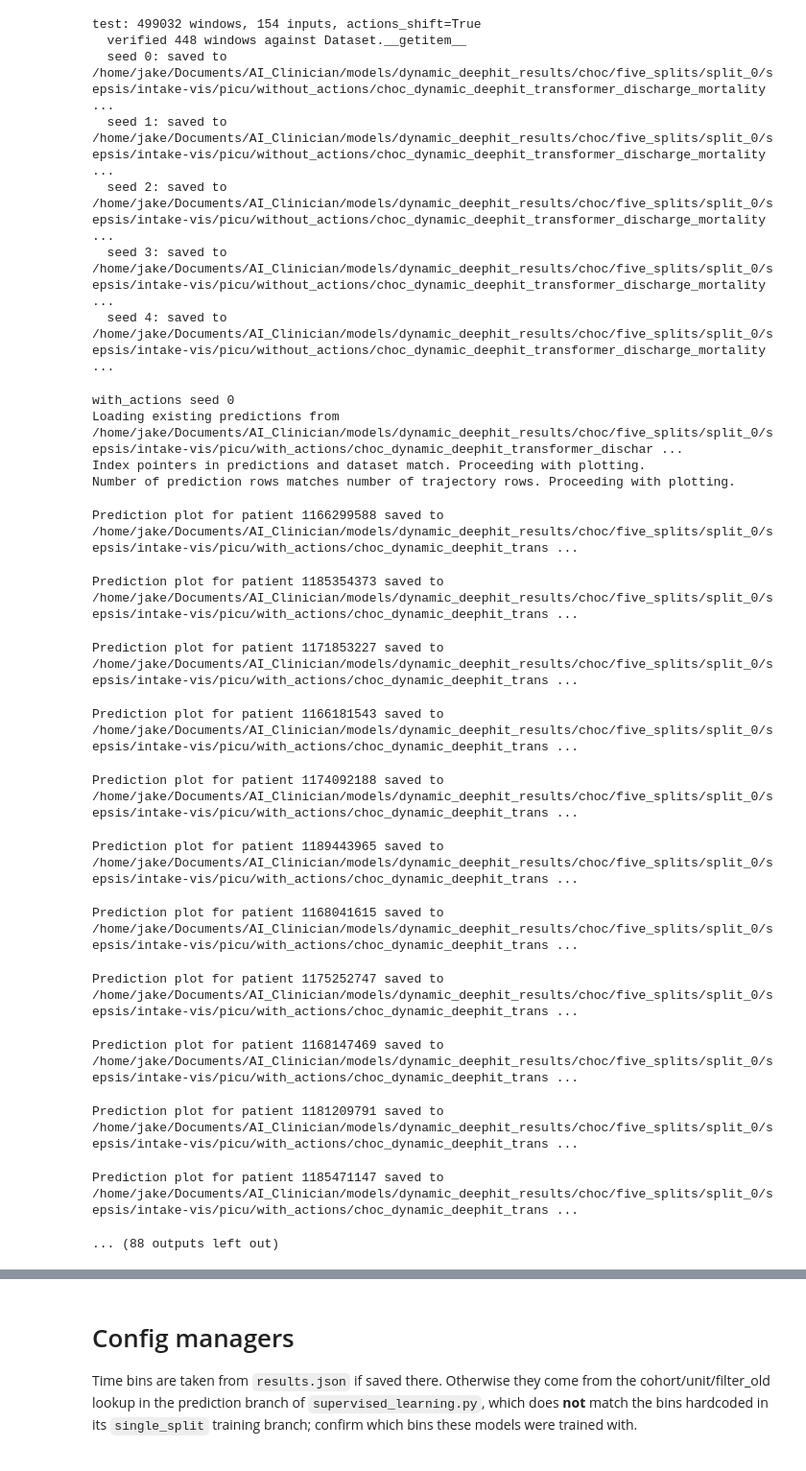
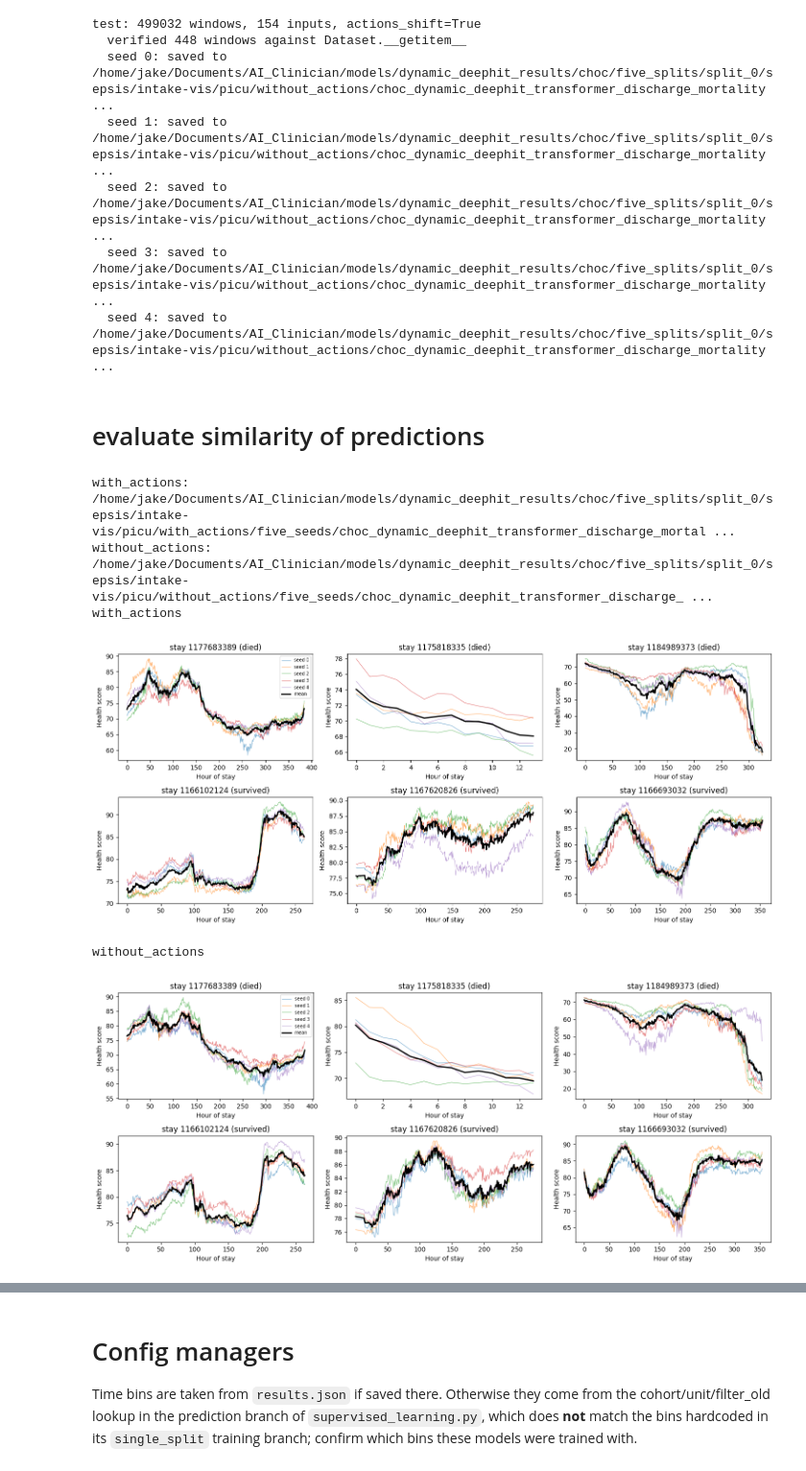
Before and after one commit to jakeormond/ai_clinician_pediatric_rl, a Jupyter notebook: src/supervised_learning/evaluate_dynamic_deephit_final_seeds.ipynb, the cells around one changed output, grey strips where cells are left out. Shown at 96% size. Drawn from its saved outputs; the diff is of its cells as text; code cells hidden in the pictures.

```diff
--- a/src/supervised_learning/evaluate_dynamic_deephit_final_seeds.ipynb
+++ b/src/supervised_learning/evaluate_dynamic_deephit_final_seeds.ipynb
@@ -37,7 +37,7 @@ actions_included = ["with_actions", "without_actions"]
 
 dynamic_deephit_model_dirs = {}
 for actions in actions_included:
-    dynamic_deephit_model_dir = f"/home/jake/Documents/AI_Clinician/models/dynamic_deephit_results/{hospital}/five_splits/split_0/sepsis/intake-vis/{unit}/{actions}"
+    dynamic_deephit_model_dir = f"/home/jake/Documents/AI_Clinician/models/dynamic_deephit_results/{hospital}/five_splits/split_0/sepsis/intake-vis/{unit}/{actions}/five_seeds"
     print(f"Using dynamic_deephit_model_dir for {actions}: {dynamic_deephit_model_dir}")
     dynamic_deephit_model_dirs[actions] = etm.get_model_dirs(dynamic_deephit_model_dir)
 # %% [output]
@@ -165,24 +165,41 @@ test: 499032 windows, 154 inputs, actions_shift=True
   seed 3: saved to /home/jake/Documents/AI_Clinician/models/dynamic_deephit_results/choc/five_splits/split_0/sepsis/intake-vis/picu/without_actions/choc_dynamic_deephit_transformer_discharge_mortality ...
   seed 4: saved to /home/jake/Documents/AI_Clinician/models/dynamic_deephit_results/choc/five_splits/split_0/sepsis/intake-vis/picu/without_actions/choc_dynamic_deephit_transformer_discharge_mortality ...
 # %%
+# plot the prediction trajectories for a few random patients from the test set, for each model
+seeds = [0, 1, 2, 3, 4] # already plotted 0
 for actions in actions_included:
-    model, config_manager, _, seed = ddh_models[actions][0]
-    print(f"{actions} seed {seed}")
-    ddh_predict.plot_random_predictions(config_manager)
+    for seed in seeds:
+        model, config_manager, _, seed = ddh_models[actions][seed]
+        print(f"{actions} seed {seed}")
+        ddh_predict.plot_random_predictions(config_manager)
-# %% [output]
-with_actions seed 0
-Loading existing predictions from /home/jake/Documents/AI_Clinician/models/dynamic_deephit_results/choc/five_splits/split_0/sepsis/intake-vis/picu/with_actions/choc_dynamic_deephit_transformer_dischar ...
-Index pointers in predictions and dataset match. Proceeding with plotting.
-Number of prediction rows matches number of trajectory rows. Proceeding with plotting.
-Prediction plot for patient 1166299588 saved to /home/jake/Documents/AI_Clinician/models/dynamic_deephit_results/choc/five_splits/split_0/sepsis/intake-vis/picu/with_actions/choc_dynamic_deephit_trans ...
-Prediction plot for patient 1185354373 saved to /home/jake/Documents/AI_Clinician/models/dynamic_deephit_results/choc/five_splits/split_0/sepsis/intake-vis/picu/with_actions/choc_dynamic_deephit_trans ...
-Prediction plot for patient 1171853227 saved to /home/jake/Documents/AI_Clinician/models/dynamic_deephit_results/choc/five_splits/split_0/sepsis/intake-vis/picu/with_actions/choc_dynamic_deephit_trans ...
-Prediction plot for patient 1166181543 saved to /home/jake/Documents/AI_Clinician/models/dynamic_deephit_results/choc/five_splits/split_0/sepsis/intake-vis/picu/with_actions/choc_dynamic_deephit_trans ...
-Prediction plot for patient 1174092188 saved to /home/jake/Documents/AI_Clinician/models/dynamic_deephit_results/choc/five_splits/split_0/sepsis/intake-vis/picu/with_actions/choc_dynamic_deephit_trans ...
-Prediction plot for patient 1189443965 saved to /home/jake/Documents/AI_Clinician/models/dynamic_deephit_results/choc/five_splits/split_0/sepsis/intake-vis/picu/with_actions/choc_dynamic_deephit_trans ...
-Prediction plot for patient 1168041615 saved to /home/jake/Documents/AI_Clinician/models/dynamic_deephit_results/choc/five_splits/split_0/sepsis/intake-vis/picu/with_actions/choc_dynamic_deephit_trans ...
-Prediction plot for patient 1175252747 saved to /home/jake/Documents/AI_Clinician/models/dynamic_deephit_results/choc/five_splits/split_0/sepsis/intake-vis/picu/with_actions/choc_dynamic_deephit_trans ...
-Prediction plot for patient 1168147469 saved to /home/jake/Documents/AI_Clinician/models/dynamic_deephit_results/choc/five_splits/split_0/sepsis/intake-vis/picu/with_actions/choc_dynamic_deephit_trans ...
-Prediction plot for patient 1181209791 saved to /home/jake/Documents/AI_Clinician/models/dynamic_deephit_results/choc/five_splits/split_0/sepsis/intake-vis/picu/with_actions/choc_dynamic_deephit_trans ...
-Prediction plot for patient 1185471147 saved to /home/jake/Documents/AI_Clinician/models/dynamic_deephit_results/choc/five_splits/split_0/sepsis/intake-vis/picu/with_actions/choc_dynamic_deephit_trans ...
-... (88 outputs left out)
+# %% [markdown]
+# evaluate similarity of predictions
+# %%
+# Agreement across seeds (test split)
+variant_dirs = {a: os.path.dirname(os.path.dirname(ddh_models[a][0][1].experiment_dir)) for a in actions_included}
+ENSEMBLE_DIRS = {a: eval_ddh.ensemble_dir(ddh_models[a]) for a in actions_included}
+for a, d in ENSEMBLE_DIRS.items():
+    print(f"{a}: {d}")
+
+agreement = {}
+for actions in actions_included:
+    hs_by_seed, meta = eval_ddh.load_health_scores(ddh_models[actions], split="test")
+    agreement[actions] = eval_ddh.seed_agreement_summary(hs_by_seed, meta["index_ptr"])
+    os.makedirs(ENSEMBLE_DIRS[actions], exist_ok=True)
+    fig = eval_ddh.plot_seed_trajectories(
+        hs_by_seed, meta, dataset=processors["test"], n_stays=6,
+        save_path=os.path.join(ENSEMBLE_DIRS[actions], "seed_trajectories_test.png"),
+    )
+    print(actions)
+    display(fig)
+
+agreement_table = pd.concat(agreement, axis=1)
+agreement_table.columns = actions_included
+agreement_table.round(3)
+# %% [output]
+with_actions: /home/jake/Documents/AI_Clinician/models/dynamic_deephit_results/choc/five_splits/split_0/sepsis/intake-vis/picu/with_actions/five_seeds/choc_dynamic_deephit_transformer_discharge_mortal ...
+without_actions: /home/jake/Documents/AI_Clinician/models/dynamic_deephit_results/choc/five_splits/split_0/sepsis/intake-vis/picu/without_actions/five_seeds/choc_dynamic_deephit_transformer_discharge_ ...
+with_actions
+[figure, added]
+without_actions
+[figure, added]
```
Also changed, not shown: parts of 9 cells of this notebook, 7 other files.
